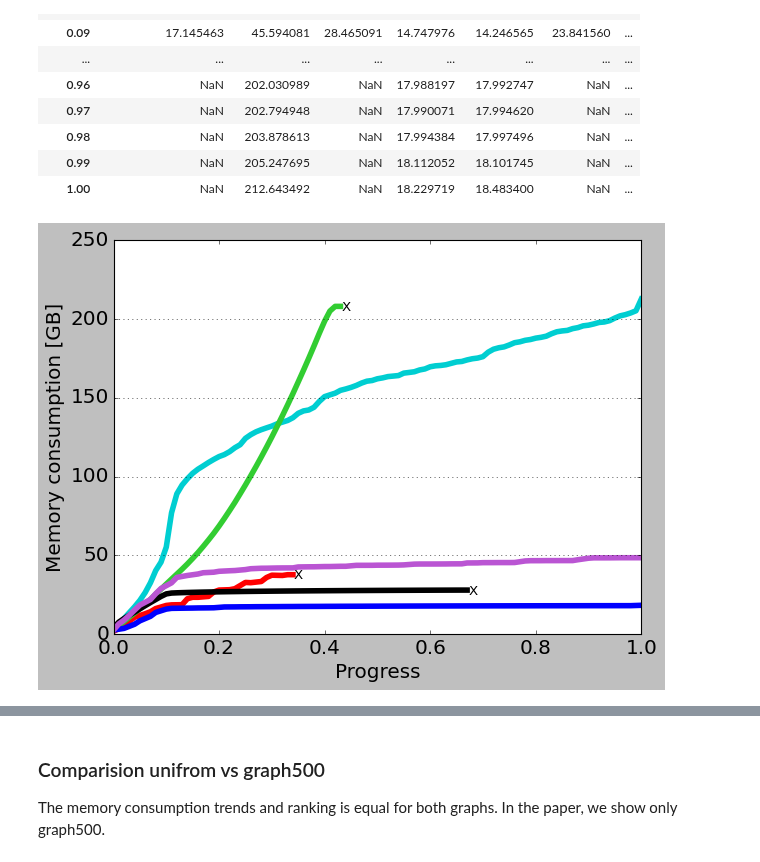
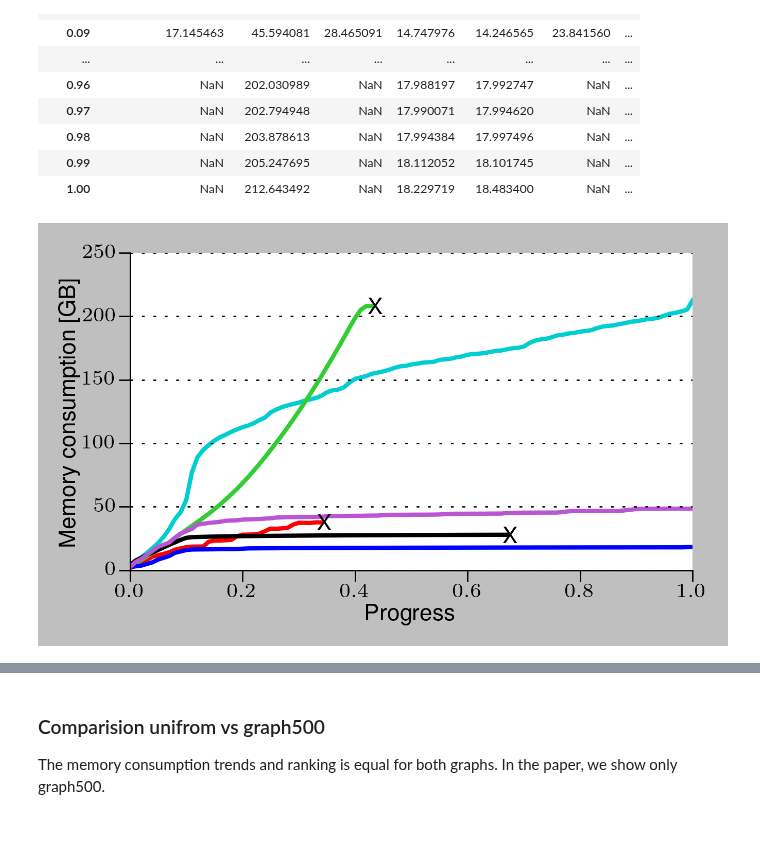
Before and after one commit to PerFuchs/gfe_notebooks, a Jupyter notebook: aging_experiment.ipynb, the cells around one changed output, grey strips where cells are left out. Saved outputs shown, nothing was run; the diff lists cells and outputs as text; code cells hidden in the pictures; blank space fills up the shorter version.

```diff
--- a/aging_experiment.ipynb
+++ b/aging_experiment.ipynb
@@ -157,34 +161,36 @@ memory_consumption_pivot
 | 0.99 | NaN | 205.247695 | NaN | 18.112052 | 18.101745 | NaN | ... |
 | 1.00 | NaN | 212.643492 | NaN | 18.229719 | 18.483400 | NaN | ... |
 # %%
-## FIGURE 9c
+## FIGURE 10c
 
-import matplotlib.style
 matplotlib.style.use('classic')
 
 colormap=common.set_library_colormap("")
 
-p=memory_consumption_pivot.drop("sortledton.1", axis=1).plot.line(color=colormap, linewidth=5, legend=None)
+plotting.latexify()
+p=memory_consumption_pivot.drop("sortledton.1", axis=1).plot.line(color=colormap, linewidth=1.5, legend=None)
 
-plt.xlabel("Progress", fontsize=18)
-plt.ylabel("Memory consumption [GB]", fontsize=18)
+plt.xlabel("Progress")
+plt.ylabel("Memory consumption [GB]")
 
-plt.xticks(fontsize=18)
-plt.yticks(fontsize=18)
+#plt.xticks(fontsize=18)
+#plt.yticks(fontsize=18)
 
-plt.annotate("X", (0.342, 35))
-plt.annotate("X", (0.433, 205))
-plt.annotate("X", (0.672, 25))
+plt.annotate("X", (0.332, 31.5))
+plt.annotate("X", (0.422, 201.8))
+plt.annotate("X", (0.662, 21.5))
 
 #legend_labels = ["GraphOne", "Livegraph", "Llama", "Sortledton", "Stinger", "Teseo"]
 #p.legend(bbox_to_anchor=(0., 1.02, 1., .102), loc=3, ncol=3, mode="expand", borderaxespad=0., labels=legend_labels)
 
 plt.grid(axis='y')
 
+plotting.format_axes(p)
+
 plt.tight_layout()
-plt.savefig("../plots/memory_consumption-new.png", dpi=400)
+plt.savefig(plotting.base_path + "memory_consumption-new.png", dpi=400)
 # %% [output]
-[figure, old version]
+[figure, new version]
 # %%
 memory_consumption_data_uniform = memory_consumption_data.query("graph == 'uniform-24'")
 memory_consumption_pivot = memory_consumption_data_uniform.pivot_table(values="memory_usage_gb", columns="library", index="progress")
```
Also changed, not shown: parts of 6 cells of this notebook, 5 other files.
